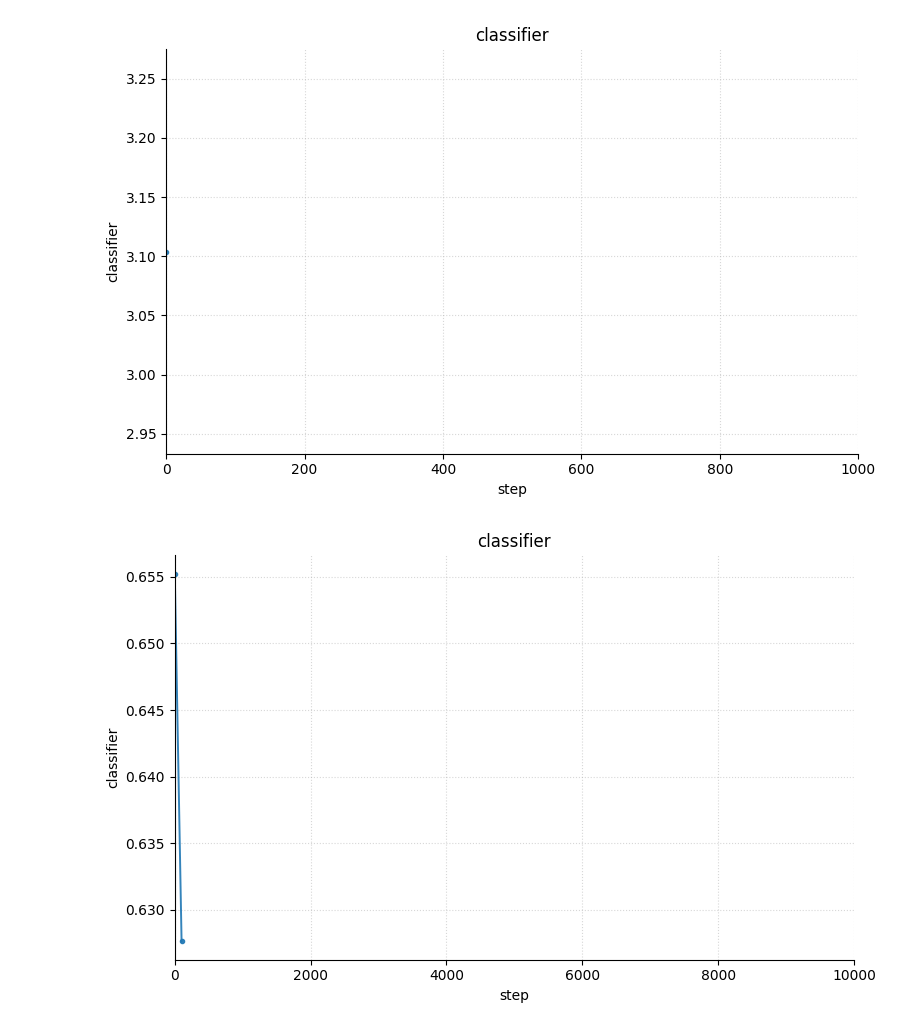
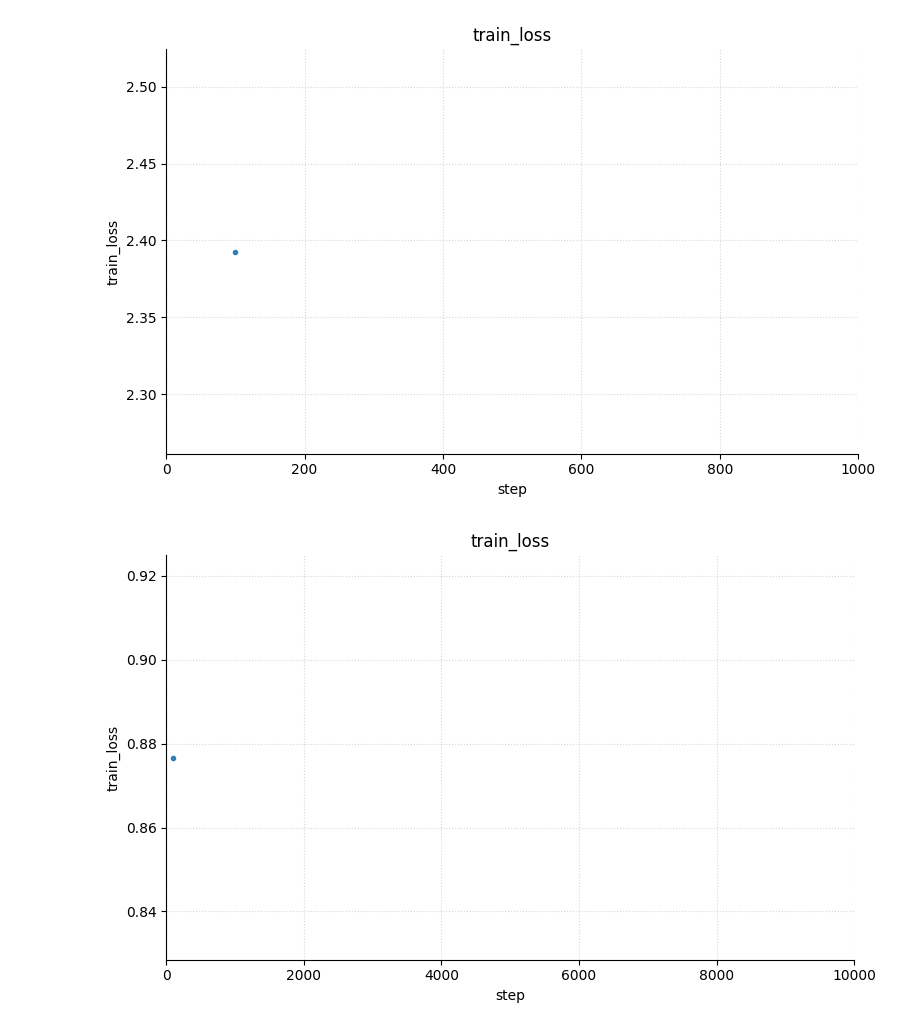
Before and after one commit to scpark20/logpx_samplers, a Jupyter notebook: training/dit/main/tensorboard.ipynb, the cells around one changed output. Drawn from its saved outputs; the diff is of its cells as text; code cells hidden in the pictures.

```diff
--- a/training/dit/main/tensorboard.ipynb
+++ b/training/dit/main/tensorboard.ipynb
@@ -13,7 +13,7 @@ import numpy as np
 from pathlib import Path
 
 RUN_DIRS = ["logs/dit/s3"]
-TAGS = ['classifier']
+TAGS = ['train_loss']
 
 # load
 metrics = {}  # {tag: {run: (steps, values)}}
@@ -42,7 +42,7 @@ else:
         if len(metrics[t])>1: ax.legend(frameon=False)
         plt.xlim([0, 1*1000]); plt.tight_layout(); plt.show()
 # %% [output]
-[figure, old version]
+[figure, new version]
 # %%
 # TensorBoard scalars -> Matplotlib (explicit dirs, tags required; no UI, no error handling)
 from tensorboard.backend.event_processing import event_accumulator as ea
@@ -50,34 +50,34 @@ import matplotlib.pyplot as plt
 import numpy as np
 from pathlib import Path
 
-RUN_DIRS = ["logs/dit/s7"]
-TAGS = ['classifier']
+RUN_DIRS = ["logs/dit/s5"]
+TAGS = ['train_loss']
 
 # load
 metrics = {}  # {tag: {run: (steps, values)}}
 for r in RUN_DIRS:
     acc = ea.EventAccumulator(r, size_guidance={ea.SCALARS:0}); acc.Reload()
     for t in acc.Tags()["scalars"]:
         ev = acc.Scalars(t)
         s = np.array([e.step for e in ev]); v = np.array([e.value for e in ev])
         i = np.argsort(s, kind="stable"); s, v = s[i], v[i]      # sort by step
         u, k = np.unique(s, return_index=True); s, v = u, v[k]   # dedup steps
         (metrics.setdefault(t, {}))[r] = (s, v)
 
 if not TAGS:
     print("Available tags:");
     for t in sorted(metrics.keys()): print(" •", t)
 else:
     for t in TAGS:
         if t not in metrics: continue
         fig, ax = plt.subplots(figsize=(8,5))
         for r,(s,v) in metrics[t].items():
             ax.plot(s, v, '-o', markersize=3, linewidth=1.4, alpha=0.9, label=Path(r).name)
         ax.set_title(t)
         ax.set_xlabel("step"); ax.set_ylabel(t.split("/")[-1])
         ax.grid(True, linestyle=":", alpha=0.5); ax.margins(x=0.02)
         ax.spines['top'].set_visible(False); ax.spines['right'].set_visible(False)
         if len(metrics[t])>1: ax.legend(frameon=False)
         plt.xlim([0, 10*1000]); plt.tight_layout(); plt.show()
 # %% [output]
-[figure, old version]
+[figure, new version]
```
Also changed, not shown: parts of 1 cell of this notebook, 1 other file.
